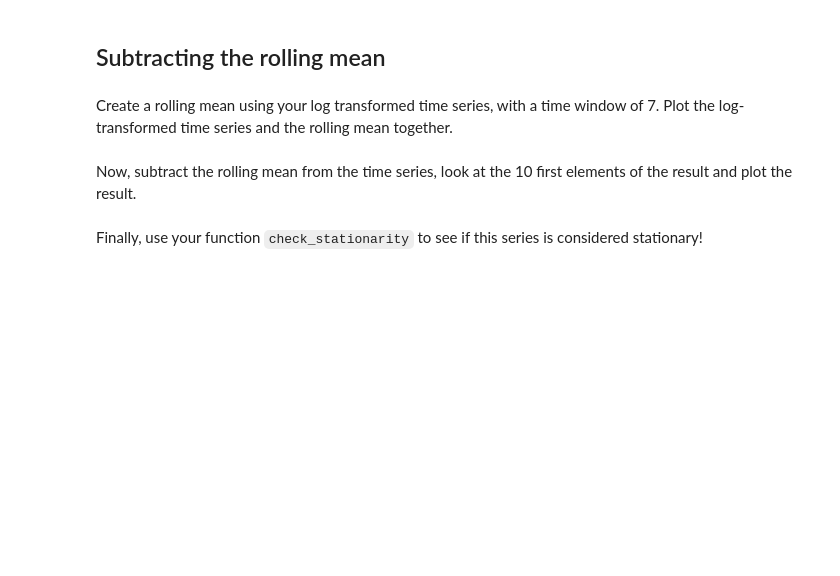
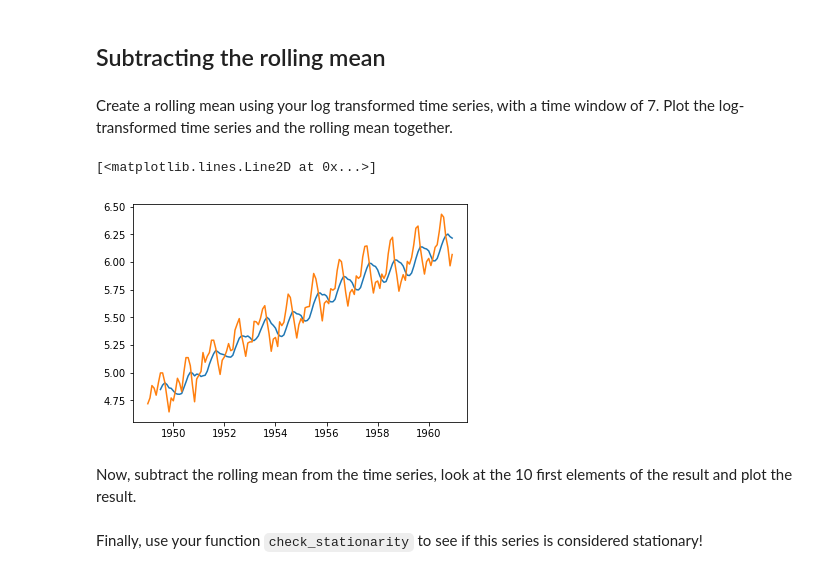
Before and after one commit to minotaur142/dsc-removing-trends-lab-nyc-ds-060319, a Jupyter notebook: index.ipynb, the cells around one changed output. Saved outputs shown, nothing was run; the diff lists cells and outputs as text; code cells hidden in the pictures; blank space fills up the shorter version.

```diff
--- a/index.ipynb
+++ b/index.ipynb
@@ -98,9 +98,12 @@ moving forward, let's keep working with the log transformed data before subtract
 Create a rolling mean using your log transformed time series, with a time window of 7. Plot the log-transformed time series and the rolling mean together.
 # %%
 # your code here
-rollmean = ts.log.rollings(window=7,center=False).mean()
+rollmean = ts.log.rolling(window=7,center=False).mean()
 plt.plot(rollmean)
-plt.plot()
+plt.plot(ts.log)
+# %% [output]
+[<matplotlib.lines.Line2D at 0x...>]
+[figure, added]
 # %% [markdown]
 Now, subtract the rolling mean from the time series, look at the 10 first elements of the result and plot the result.
 # %%
```
